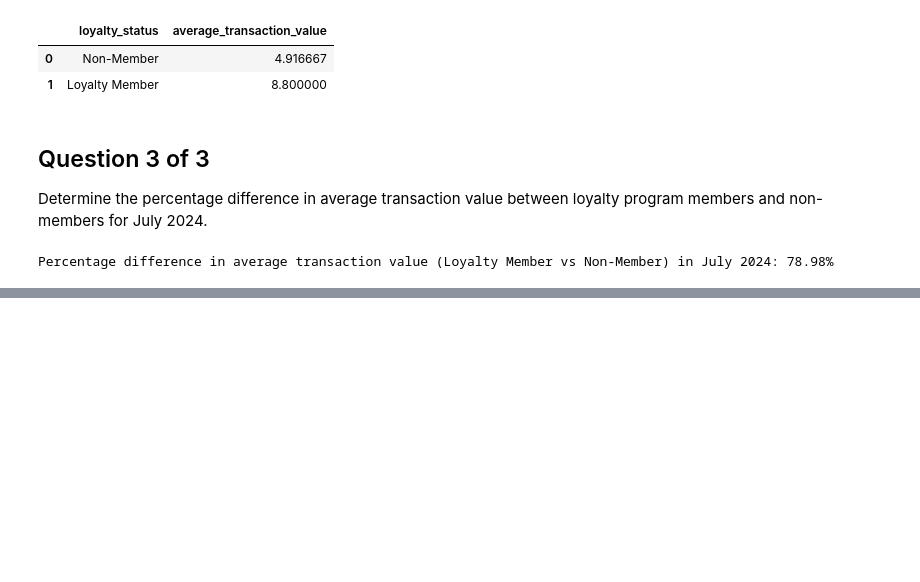
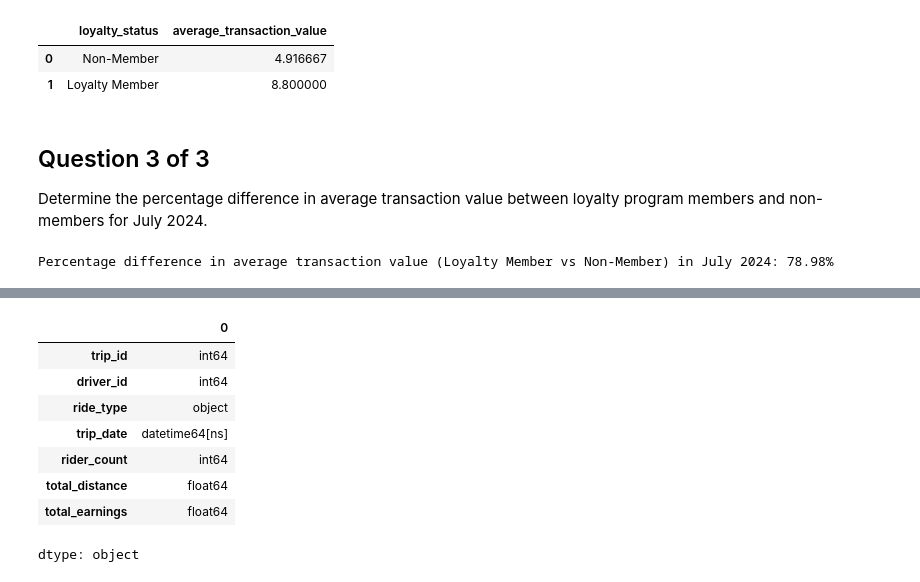
Before and after one commit to Haris-09/Python-Summer-Party-Challenge, a Jupyter notebook: Python_Summer_Party.ipynb, the cells around one changed output, grey strips where cells are left out. Cells and saved outputs as stored; diff of their text form; code cells hidden in the pictures; blank space fills up the shorter version.

```diff
--- a/Python_Summer_Party.ipynb
+++ b/Python_Summer_Party.ipynb
@@ -2069,0 +2080,32 @@ Percentage difference in average transaction value (Loyalty Member vs Non-Member
+# %%
+fct_trips = """trip_id	 driver_id	 ride_type	 trip_date	 rider_count	 total_distance	 total_earnings
+101	 1	 UberPool	 2024-07-05	 3	 10.5	 22.5
+102	 1	 UberPool	 2024-07-15	 2	 8	 18
+103	 2	 UberPool	 2024-08-10	 4	 15	 35
+104	 3	 UberX	 2024-07-20	 1	 5	 12
+105	 2	 UberPool	 2024-09-01	 3	 12	 30
+106	 4	 UberPool	 2024-09-15	 5	 20	 50
+107	 4	 UberPool	 2024-10-01	 3	 9	 25
+108	 5	 UberPool	 2024-08-25	 4	 11	 28
+109	 1	 UberPool	 2024-09-30	 3	 6	 16
+110	 2	 UberPool	 2024-07-07	 2	 7	 15
+111	 3	 UberPool	 2024-08-05	 4	 13	 32
+112	 5	 UberX	 2024-09-10	 1	 4	 10
+113	 6	 UberPool	 2024-07-30	 3	 22	 45
+114	 6	 UberPool	 2024-08-22	 4	 18	 42
+115	 7	 UberPool	 2024-09-21	 5	 25	 60
+"""
+
+fct_trips = pd.read_csv(io.StringIO(fct_trips), sep='\s\s+', engine='python')
+fct_trips['trip_date'] = pd.to_datetime(fct_trips['trip_date'])
+fct_trips.dtypes
+# %% [output]
+|  | 0 |
+| trip_id | int64 |
+| driver_id | int64 |
+| ride_type | object |
+| trip_date | datetime64[ns] |
+| rider_count | int64 |
+| total_distance | float64 |
+| total_earnings | float64 |
+dtype: object
```
Also changed, not shown: parts of 9 cells of this notebook.
